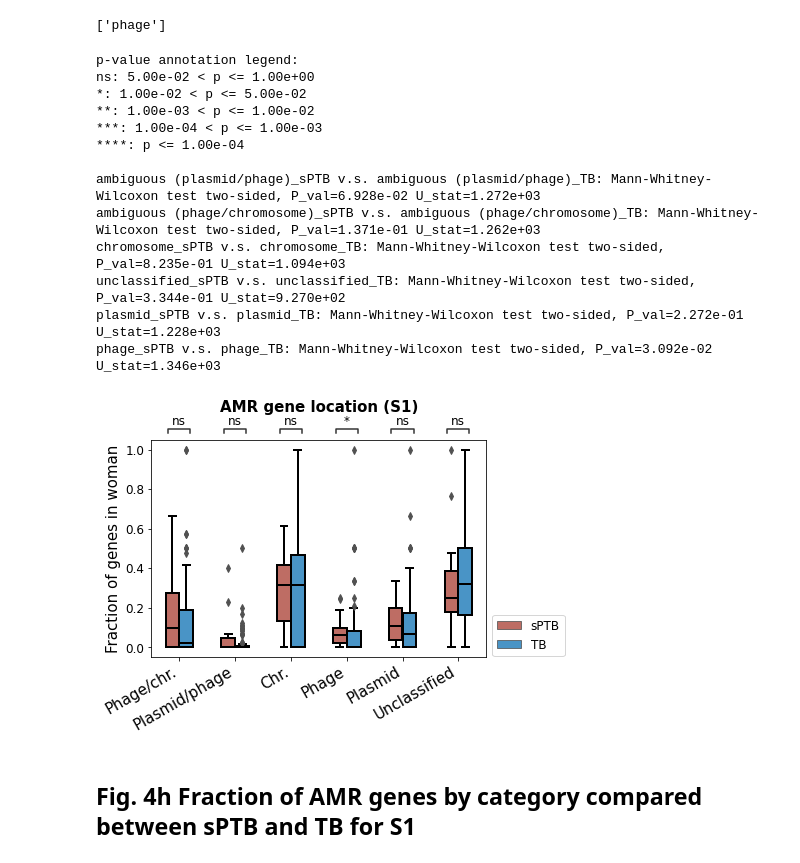
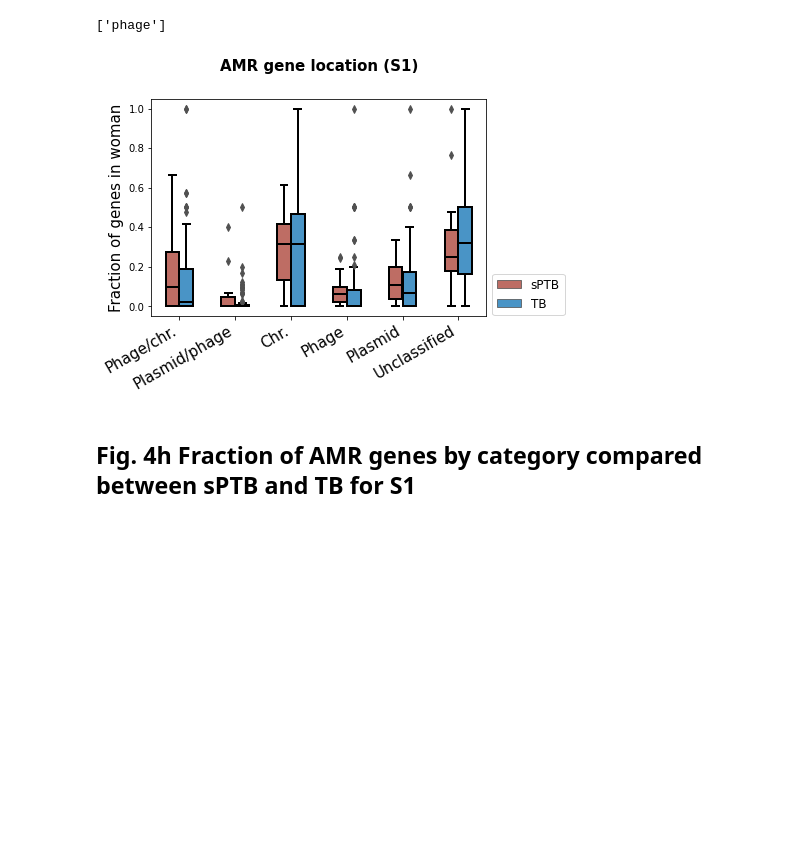
Before and after one commit to korem-lab/MOMs-PI_microdiversity_2023, a Jupyter notebook: MOMS-PI_analysis.ipynb, the cells around one changed output. Cells and saved outputs as stored; diff of their text form; code cells hidden in the pictures; blank space fills up the shorter version.

```diff
--- a/MOMS-PI_analysis.ipynb
+++ b/MOMS-PI_analysis.ipynb
@@ -2260,7 +2258,7 @@ print(q3, q1)
 # %% [markdown]
 # Subsampling identifcal number of reads and compared reads mapped to AMR
 # %%
-df = pd.read_csv('/ifs/scratch/tk2829_gp/jl5897/MOMS-PI/AMR/counts.txt', sep="\t", index_col=0)
+df = pd.read_csv('counts.txt', sep="\t", index_col=0)
 df = df.drop('length', axis = 1)
 df.columns = df.columns.str.split('.').str[0]
 df = df.T
@@ -2341,7 +2339,7 @@ plt.show()
 # %% [markdown]
 ## Fig. 4c and d AMR gene count compared between sPTB and TB for S1 and S2
 # %%
-df = pd.read_csv('/ifs/scratch/tk2829_gp/jl5897/MOMS_PI/pathofact/AMR_count.csv', index_col=0)
+df = pd.read_csv('AMR_count.csv', index_col=0)
 
 df_s1, df_s1_sample = select_data_by_week(0, 20, df)
 df_s2, df_s2_sample = select_data_by_week(20, 17, df)
@@ -2416,7 +2414,7 @@ plt.show()
 # %% [markdown]
 ## Fig. 4e and f AMR gene diversity compared between sPTB and TB for S1 and S2
 # %%
-amr_sum = pd.read_csv('/ifs/scratch/tk2829_gp/jl5897/MOMS_PI/pathofact/AMR_sum.csv', index_col=0)
+amr_sum = pd.read_csv('AMR_sum.csv', index_col=0)
 amr_sum
 ARG = pd.crosstab(amr_sum['sample'], amr_sum['ARG']).T
 ARG_rev = ARG / ARG.sum()
@@ -2505,7 +2503,7 @@ for (columnName, columnData) in df.iteritems():
 # %% [markdown]
 ## Fig. 4g Fraction of AMR genes by location compared between sPTB and TB for S1
 # %%
-amr_sum = pd.read_csv('/ifs/scratch/tk2829_gp/jl5897/MOMS_PI/pathofact/AMR_sum.csv', index_col=0)
+amr_sum = pd.read_csv('AMR_sum.csv', index_col=0)
 mge = defaultdict(list)
 for index, row in amr_sum.iterrows():
     mge[row['sample']].append(row['MGE_prediction'])
@@ -2550,57 +2548,34 @@ FDR phage 0.09276946781570462
 # %%
 mge_sub_df = df_s1[['chromosome', 'plasmid', 'phage', 'ambiguous (phage/chromosome)', 'ambiguous (plasmid/phage)', 'unclassified']]
 mge_sub_new = mge_sub_df.stack().rename_axis(('subject', 'type')).reset_index(name='val')
 
 label=[]
 for index, row in mge_sub_new.iterrows():
     if row['subject'] in list(ptb_dict):
         label.append('sPTB')
     else:
         label.append('TB')
 mge_sub_new['label'] = label
 mge_sub_new = mge_sub_new.sort_values(by=['label', 'type'],ascending=[False, True])
 
 
 plt.rcParams["figure.figsize"] = (6,4)
 boxprops = {'edgecolor': 'k', 'linewidth': 2}
 lineprops = {'color': 'k', 'linewidth': 2}
 boxplot_kwargs = dict({'boxprops': boxprops, 'medianprops': lineprops,
                'whiskerprops': lineprops, 'capprops': lineprops,'width': 0.5})
 ax = sns.boxplot(x='type', y='val', hue='label', data=mge_sub_new, palette=['#CD6155', '#3498DB'],**boxplot_kwargs)
-add_stat_annotation(ax, x='type', y='val', hue='label', data=mge_sub_new,
-                    box_pairs=[(('ambiguous (plasmid/phage)', 'TB'), ('ambiguous (plasmid/phage)', 'sPTB')),
-                               (('unclassified', 'TB'), ('unclassified', 'sPTB')),
-                               (('plasmid', 'TB'), ('plasmid', "sPTB")),
-                               (('chromosome', 'TB'), ('chromosome', "sPTB")),
-                               (('ambiguous (phage/chromosome)', 'TB'), ('ambiguous (phage/chromosome)', 'sPTB')),
-                               (('phage', 'TB'), ('phage', "sPTB"))],
-                    test='Mann-Whitney', text_format='star', loc='outside', comparisons_correction=None, verbose=2)
 ax.set_xticklabels(('Phage/chr.', 'Plasmid/phage', 'Chr.', 'Phage', 'Plasmid', 'Unclassified'))
 plt.title("AMR gene location (S1)", size=15, fontweight='bold', y=1.1)
 plt.suptitle('')
 plt.xlabel('')
 plt.ylabel("Fraction of genes in woman", size=15)
 plt.xticks(rotation = 30, size=15, ha='right')
 plt.legend(title="", fontsize=12, loc='center left', bbox_to_anchor=(1.0, 0.1))
-plt.savefig('/ifs/scratch/tk2829_gp/jl5897/MOMS_PI/paper_figures_new_new/AMR_location_boxplot_s1.pdf', bbox_inches='tight', dpi = 300)
+plt.savefig('AMR_location_boxplot_s1.pdf', bbox_inches='tight', dpi = 300)
 plt.show()
-
-# manually revised two-sided p values to one-sided p values in the manuscript
 # %% [output]
-p-value annotation legend:
-ns: 5.00e-02 < p <= 1.00e+00
-*: 1.00e-02 < p <= 5.00e-02
-**: 1.00e-03 < p <= 1.00e-02
-***: 1.00e-04 < p <= 1.00e-03
-****: p <= 1.00e-04
-
-ambiguous (plasmid/phage)_sPTB v.s. ambiguous (plasmid/phage)_TB: Mann-Whitney-Wilcoxon test two-sided, P_val=6.928e-02 U_stat=1.272e+03
-ambiguous (phage/chromosome)_sPTB v.s. ambiguous (phage/chromosome)_TB: Mann-Whitney-Wilcoxon test two-sided, P_val=1.371e-01 U_stat=1.262e+03
-chromosome_sPTB v.s. chromosome_TB: Mann-Whitney-Wilcoxon test two-sided, P_val=8.235e-01 U_stat=1.094e+03
-unclassified_sPTB v.s. unclassified_TB: Mann-Whitney-Wilcoxon test two-sided, P_val=3.344e-01 U_stat=9.270e+02
-plasmid_sPTB v.s. plasmid_TB: Mann-Whitney-Wilcoxon test two-sided, P_val=2.272e-01 U_stat=1.228e+03
-phage_sPTB v.s. phage_TB: Mann-Whitney-Wilcoxon test two-sided, P_val=3.092e-02 U_stat=1.346e+03
-[figure, old version]
+[figure, new version]
 # %% [markdown]
 ## Fig. 4h Fraction of AMR genes by category compared between sPTB and TB for S1
 # %%
```
Also changed, not shown: parts of 111 cells of this notebook.
